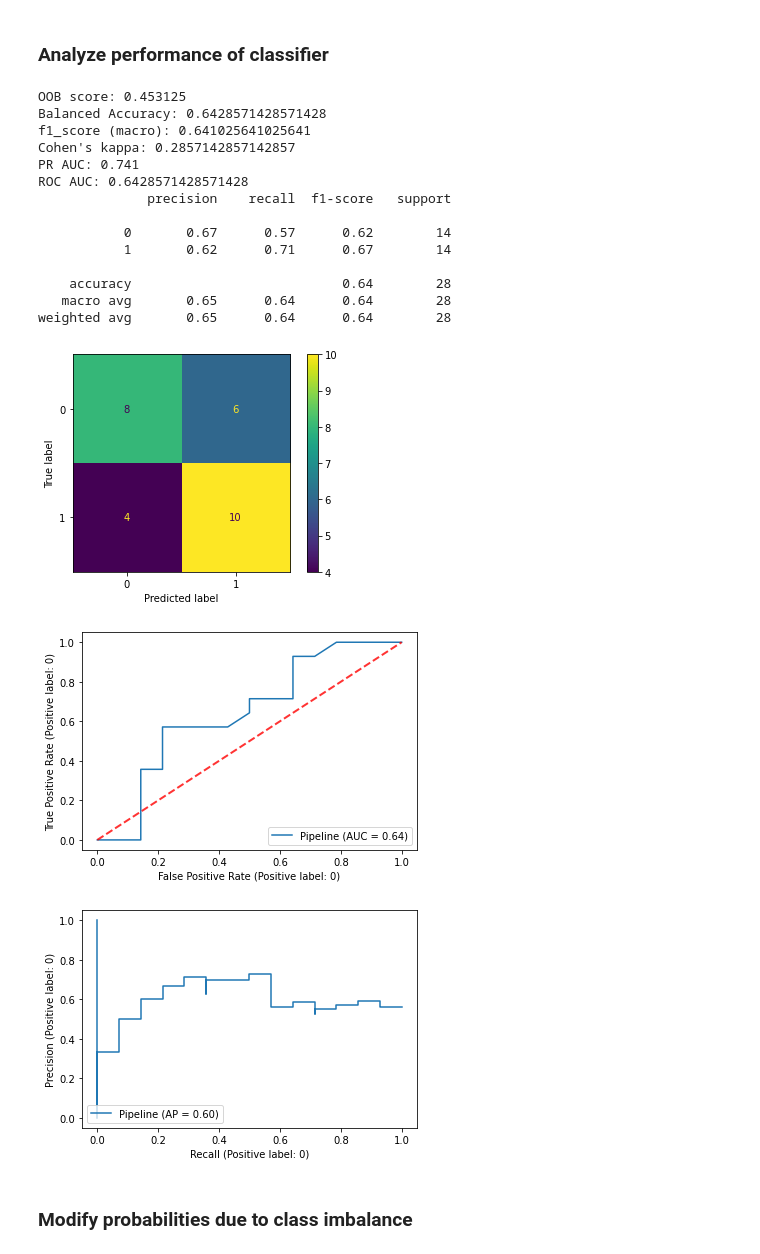
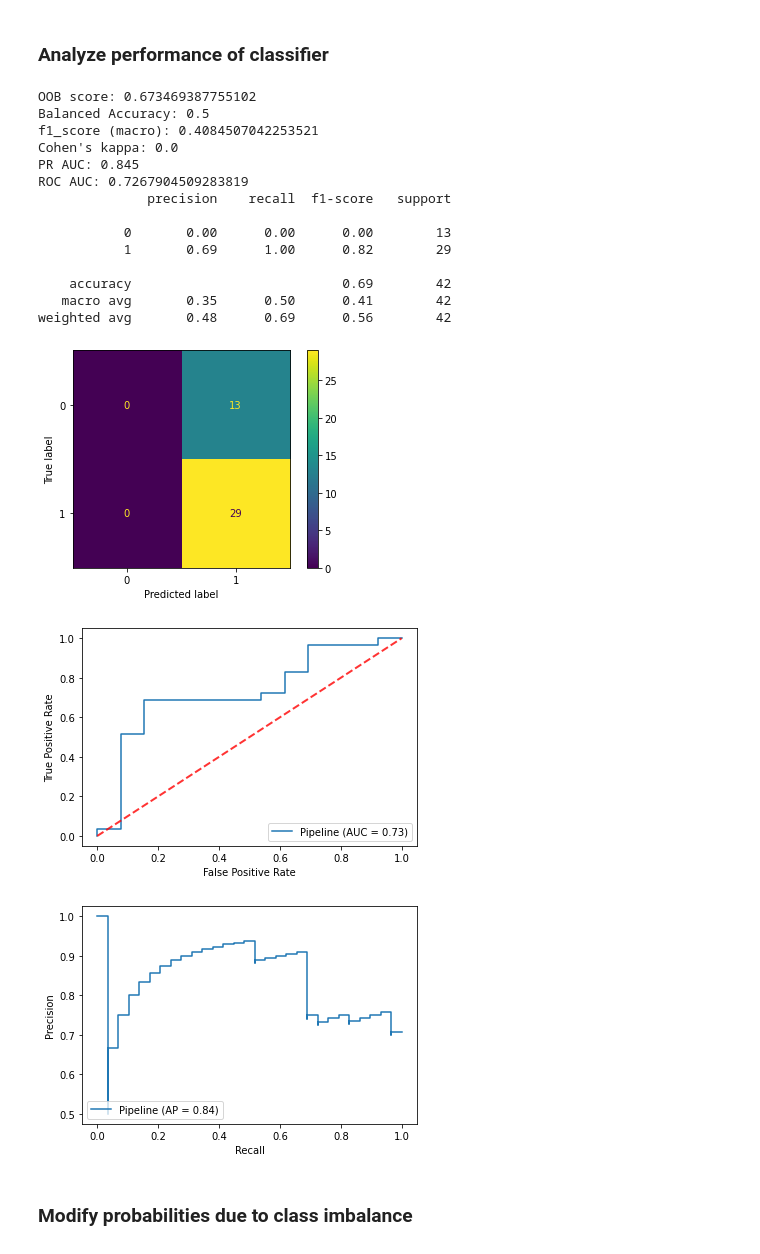
Before and after one commit to aoliver44/ARGs_and_Diet, a Jupyter notebook: Python_code/RF_classifier_shap.ipynb, the cells around one changed output. Saved outputs shown, nothing was run; the diff lists cells and outputs as text; code cells hidden in the pictures.

```diff
--- a/Python_code/RF_classifier_shap.ipynb
+++ b/Python_code/RF_classifier_shap.ipynb
@@ -50,7 +50,7 @@ Working directory is /home/andrew.oliver/USDA_ARG_project
 # %% [markdown]
 ### Tell program where to look for data
 # %%
-X_path = "micro_fam_diet_lifestyle.csv"
+X_path = "../RF_models/model_inputs/diet-life_input_bi1.csv"
 X_in = pd.read_csv(X_path)
 X_in = X_in.sort_index(axis = 0)
 #print(X_in.head())
@@ -124,6 +107,6 @@ RandomizedSearchCV(cv=StratifiedKFold(n_splits=5, random_state=1, shuffle=True),
 # %%
 ## OR load up previously saved file
-with open('micro_fam_diet_life.pkl', 'rb') as f:
+with open('../RF_models/diet_life_bi1.pkl', 'rb') as f:
     search = pickle.load(f)
 
 rf_final_pipe = search.best_estimator_
@@ -147,49 +144,49 @@ print("OOB score:",search.best_estimator_.named_steps['model'].oob_score_)
 yhat = rf_final_pipe.predict_proba(x_test)
 preds = [1 if yhat[i][1] > .5 else 0 for i in range(len(yhat))]
 print("Balanced Accuracy:", balanced_accuracy_score(y_test, preds))
 
 ## print the F1-score (mix between precision and recall)
 print("f1_score (macro):", f1_score(y_test, preds, average='macro'))
 
 ## print the Cohen Kappa score
 print("Cohen's kappa:", cohen_kappa_score(y_test, preds))
 
 ## plot roc curve
-plot_roc_curve(rf_final_pipe, x_test, y_test, pos_label=0)
+plot_roc_curve(rf_final_pipe, x_test, y_test)
 plt.plot([0, 1], [0, 1], linestyle='--', lw=2, color='r', label='Chance', alpha=.8)
 
 ## plot pr curve
-plot_precision_recall_curve(rf_final_pipe, x_test, y_test, pos_label=0)
+plot_precision_recall_curve(rf_final_pipe, x_test, y_test)
 precision, recall, _ = precision_recall_curve(y_test, preds)
 auc_score = auc(recall, precision)
 print('PR AUC: %.3f' % auc_score)
 
 ## roc curve: multiclass
 #print("ROC AUC:", roc_auc_score(y_test, yhat, multi_class='ovr', average='weighted'))
 
 ## roc curve: binary
 print("ROC AUC:", roc_auc_score(y_test, yhat[:,1]))
 
 ## classification report
 print(classification_report(y_test, preds))
 # %% [output]
-OOB score: 0.453125
-Balanced Accuracy: 0.6428571428571428
-f1_score (macro): 0.641025641025641
-Cohen's kappa: 0.2857142857142857
-PR AUC: 0.741
-ROC AUC: 0.6428571428571428
+OOB score: 0.673469387755102
+Balanced Accuracy: 0.5
+f1_score (macro): 0.4084507042253521
+Cohen's kappa: 0.0
+PR AUC: 0.845
+ROC AUC: 0.7267904509283819
               precision    recall  f1-score   support
 
-           0       0.67      0.57      0.62        14
-           1       0.62      0.71      0.67        14
+           0       0.00      0.00      0.00        13
+           1       0.69      1.00      0.82        29
 
-    accuracy                           0.64        28
-   macro avg       0.65      0.64      0.64        28
-weighted avg       0.65      0.64      0.64        28
+    accuracy                           0.69        42
+   macro avg       0.35      0.50      0.41        42
+weighted avg       0.48      0.69      0.56        42
-[figure, old version]
+[figure, new version]
-[figure, old version]
+[figure, new version]
-[figure, old version]
+[figure, new version]
 # %% [markdown]
 ### Modify probabilities due to class imbalance
 # %%
```
Also changed, not shown: parts of 10 cells of this notebook, 10 other files.
